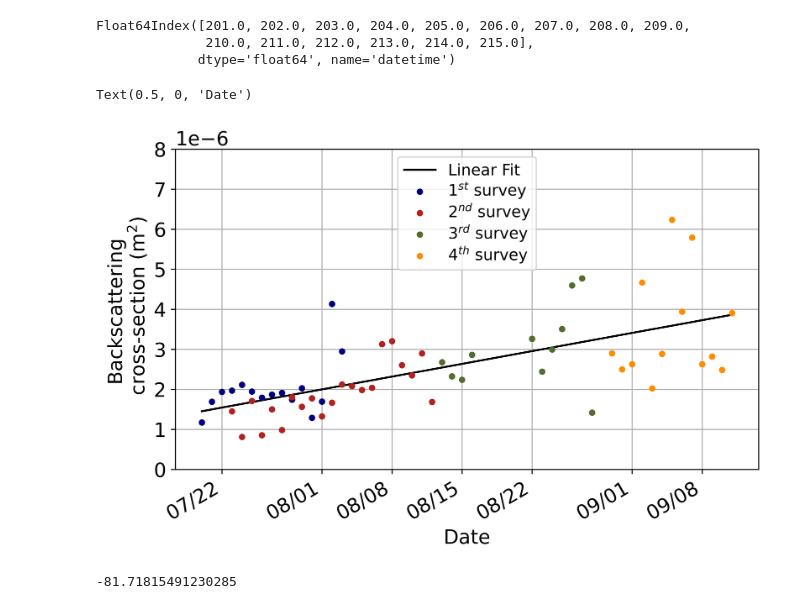
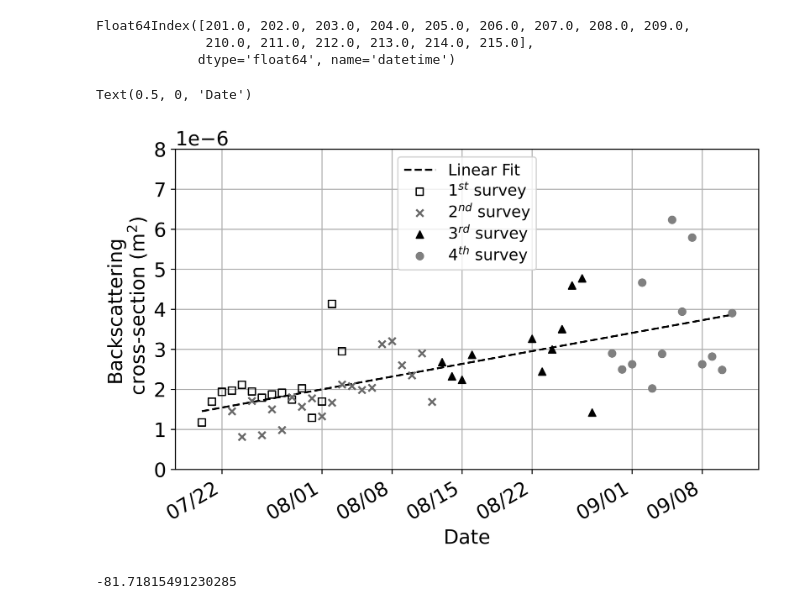
Before and after one commit to leviner/saildrone-2018, a Jupyter notebook: code/acousticData/analysis/4-singleTargetsData.ipynb, the cells around one changed output. Cells and saved outputs as stored; diff of their text form; code cells hidden in the pictures.

Commit message:
b&w figure, 24 hour

```diff
--- a/code/acousticData/analysis/4-singleTargetsData.ipynb
+++ b/code/acousticData/analysis/4-singleTargetsData.ipynb
@@ -296,27 +295,27 @@ slope, intercept, r_value, p_value, std_err = stats.linregress(x[~np.isnan(y)],
 # %%
 import datetime
 from matplotlib.patches import Rectangle
 import matplotlib.dates as mdates
 rcParams.update({'font.size': 15})
 fig= plt.figure(figsize=(8,5), dpi=600)
 ax1 = plt.subplot(111)
 ax1.grid(zorder=1)
-ax1.scatter(df1.index.values,df1.linearTS,color='navy',zorder=3,label='1$^{st}$ survey',s=15)
-ax1.scatter(df2.index.values,df2.linearTS,color='firebrick',zorder=4,label='2$^{nd}$ survey',s=15)
-ax1.scatter(df3.index.values,df3.linearTS,color='darkolivegreen',zorder=5,label='3$^{rd}$ survey',s=15)
-ax1.scatter(df4.index.values,df4.linearTS,color='darkorange',zorder=6,label='4$^{th}$ survey',s=15)
+ax1.scatter(df1.index.values,df1.linearTS,marker='s',color='k',facecolor='none',zorder=3,label='1$^{st}$ survey',s=30)
+ax1.scatter(df2.index.values,df2.linearTS,marker='x',color='dimgrey',zorder=4,label='2$^{nd}$ survey',s=30)
+ax1.scatter(df3.index.values,df3.linearTS,marker='^',color='k',zorder=5,label='3$^{rd}$ survey',s=30)
+ax1.scatter(df4.index.values,df4.linearTS,marker='o',color='grey',zorder=6,label='4$^{th}$ survey',s=30)
 
-ax1.plot((df1.index.min(),df4.index.max()),(intercept+(df1.index.min().to_julian_date()-julianOffset)*slope,intercept+(df4.index.max().to_julian_date()-julianOffset)*slope),'-k',zorder=2,label='Linear Fit')#\n(p<0.001, r$^{2}$='+str(round(r_value**2,2))+')'
+ax1.plot((df1.index.min(),df4.index.max()),(intercept+(df1.index.min().to_julian_date()-julianOffset)*slope,intercept+(df4.index.max().to_julian_date()-julianOffset)*slope),'--k',zorder=2,label='Linear Fit')#\n(p<0.001, r$^{2}$='+str(round(r_value**2,2))+')'
 
 ax1.set_ylim([0,.8e-5])
 fig.autofmt_xdate()
 ax1.xaxis.set_major_formatter(mdates.DateFormatter('%m/%d'))
 plt.legend(ncol=1,loc=9,labelspacing=.2,fontsize=12)#['','','Linear Fit (p<.001, r$^{2}$=.34)','1$^{st}$ survey','2$^{nd}$ survey','3$^{rd}$ survey','4$^{th}$ survey'])
 ax1.set_ylabel('Backscattering\n cross-section (m$^{2}$)')
 ax1.set_xlabel('Date')
 # %% [output]
 Text(0.5, 0, 'Date')
-[figure, old version]
+[figure, new version]
 # %%
 10*np.log10(std_err)
 # %% [output]
```
Also changed, not shown: parts of 1 cell of this notebook.
